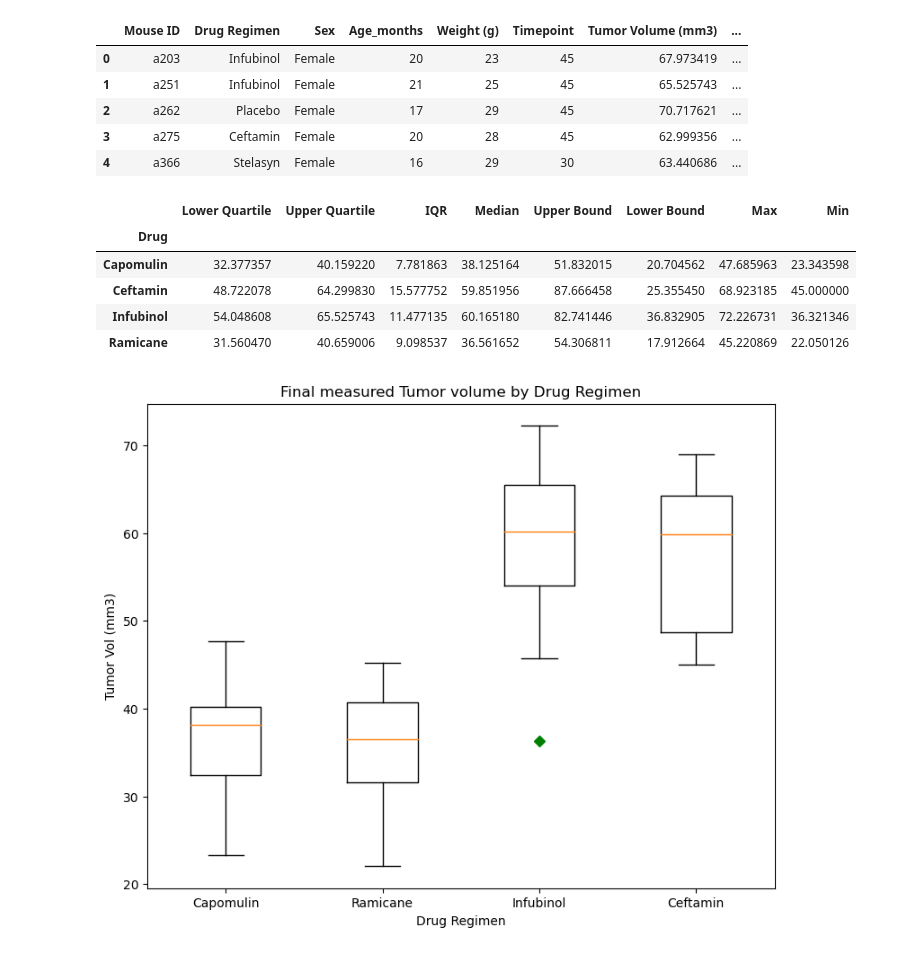
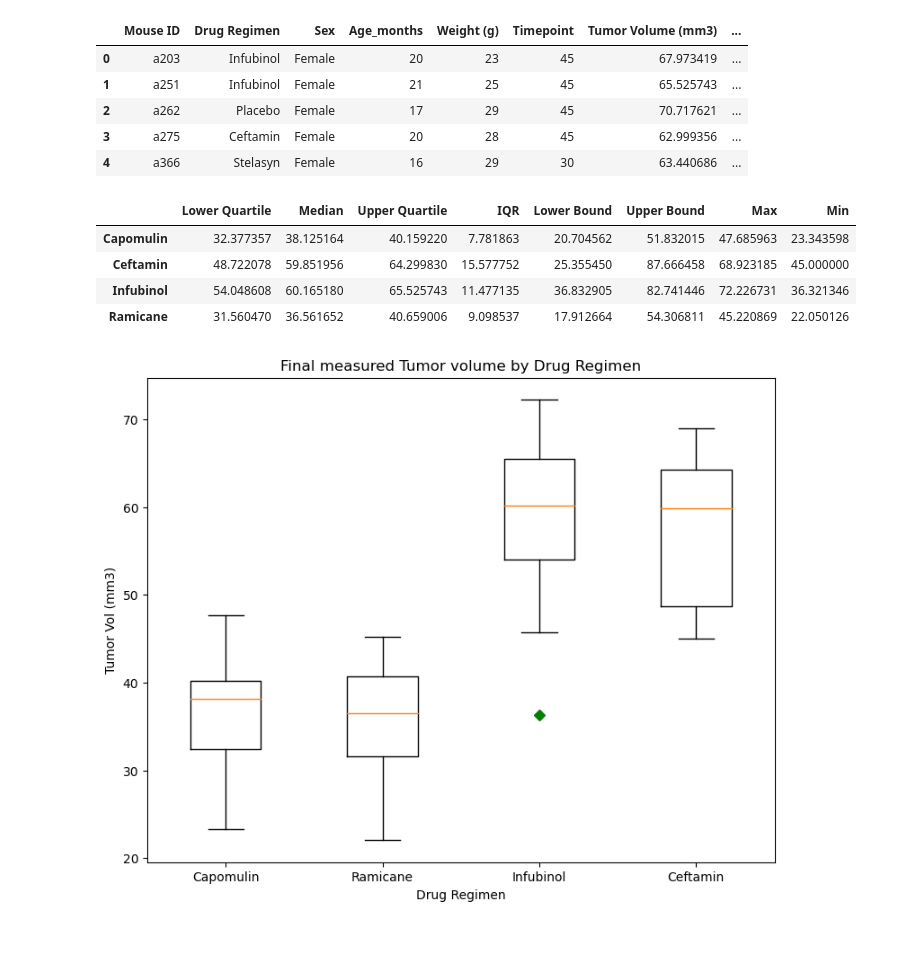
Before and after one commit to zwblank/mod5-challenge, a Jupyter notebook: Pymaceuticals/pymaceuticals_starter.ipynb, the cells around one changed output. Drawn from its saved outputs; the diff is of its cells as text; code cells hidden in the pictures.

```diff
--- a/Pymaceuticals/pymaceuticals_starter.ipynb
+++ b/Pymaceuticals/pymaceuticals_starter.ipynb
@@ -218,87 +219,72 @@ tumor_inf = []
 tumor_cef = []
 
 # Calculate the IQR and quantitatively determine if there are any potential outliers.
 
 
 # Locate the rows which contain mice on each drug and get the tumor volumes
 for index, row in last_tp_tumor.iterrows():
     if row["Drug Regimen"] == drug_list[0]:
         tumor_cap.append(row['Tumor Volume (mm3)'])
     if row["Drug Regimen"] == drug_list[1]:
         tumor_ram.append(row['Tumor Volume (mm3)'])
     if row["Drug Regimen"] == drug_list[2]:
         tumor_inf.append(row['Tumor Volume (mm3)'])
     if row["Drug Regimen"] == drug_list[3]:
         tumor_cef.append(row['Tumor Volume (mm3)'])
 
 
 # add subset
 drug_df = pd.DataFrame({drug_list[0]: tumor_cap,
                         drug_list[1]: tumor_ram,
                         drug_list[2]: tumor_inf,
                         drug_list[3]: tumor_cef})
 
 # Determine outliers using upper and lower bounds
-quart_cap = drug_df[drug_list[0]].quantile([.25, .5, .75])
-low_cap = quart_cap[.25]
-med_cap = quart_cap[.5]
-up_cap = quart_cap[.75]
-iqr_cap = up_cap - low_cap
-lowb_cap = low_cap - (1.5*iqr_cap)
-upb_cap = up_cap + (1.5*iqr_cap)
-max_cap = drug_df[drug_list[0]].max()
-min_cap = drug_df[drug_list[0]].min()
 
-quart_ram = drug_df[drug_list[1]].quantile([.25, .5, .75])
-low_ram = quart_ram[.25]
-med_ram = quart_ram[.5]
-up_ram = quart_ram[.75]
-iqr_ram = up_ram - low_ram
-lowb_ram = low_ram - (1.5*iqr_ram)
-upb_ram = up_ram + (1.5*iqr_ram)
-max_ram = drug_df[drug_list[1]].max()
-min_ram = drug_df[drug_list[1]].min()
+# Created a dictionary to store all drug values
+outlier_data = {
+    'Lower Quartile': [],
+    'Median': [],
+    'Upper Quartile': [],
+    'IQR': [],
+    'Lower Bound': [],
+    'Upper Bound': [],
+    'Max': [],
+    'Min': []
+}
 
-quart_inf = drug_df[drug_list[2]].quantile([.25, .5, .75])
-low_inf = quart_inf[.25]
-med_inf = quart_inf[.5]
-up_inf = quart_inf[.75]
-iqr_inf = up_inf - low_inf
-lowb_inf = low_inf - (1.5*iqr_inf)
-upb_inf = up_inf + (1.5*iqr_inf)
-max_inf = drug_df[drug_list[2]].max()
-min_inf = drug_df[drug_list[2]].min()
+# Ran all drugs from drug list through for loop so I wouldn't have to repeat the same code for each drug
+for drug in drug_list:
+    quartiles = drug_df[drug].quantile([.25, .5, .75])
+    low, med, up = quartiles[.25], quartiles[.5], quartiles[.75]
+    iqr = up - low
+    lowb = low - (1.5 * iqr)
+    upb = up + (1.5 * iqr)
+    max_val = drug_df[drug].max()
+    min_val = drug_df[drug].min()
 
-quart_cef = drug_df[drug_list[3]].quantile([.25, .5, .75])
-low_cef = quart_cef[.25]
-med_cef = quart_cef[.5]
-up_cef = quart_cef[.75]
-iqr_cef = up_cef - low_cef
-lowb_cef = low_cef - (1.5*iqr_cef)
-upb_cef = up_cef + (1.5*iqr_cef)
-max_cef = drug_df[drug_list[3]].max()
-min_cef = drug_df[drug_list[3]].min()
+# Added the calculated values to each corresponding list in the dictionary
+    outlier_data['Lower Quartile'].append(low)
+    outlier_data['Median'].append(med)
+    outlier_data['Upper Quartile'].append(up)
+    outlier_data['IQR'].append(iqr)
+    outlier_data['Lower Bound'].append(lowb)
+    outlier_data['Upper Bound'].append(upb)
+    outlier_data['Max'].append(max_val)
+    outlier_data['Min'].append(min_val)
 
-outliers = pd.DataFrame({'Drug': drug_list,
-                         'Lower Quartile': [low_cap, low_ram, low_inf, low_cef],
-                         'Upper Quartile': [up_cap, up_ram, up_inf, up_cef],
-                         'IQR': [iqr_cap, iqr_ram, iqr_inf, iqr_cef],
-                         'Median': [med_cap, med_ram, med_inf, med_cef],
-                         'Upper Bound': [upb_cap, upb_ram, upb_inf, upb_cef],
-                         'Lower Bound': [lowb_cap, lowb_ram, lowb_inf, lowb_cef],
-                         'Max': [max_cap, max_ram, max_inf, max_cef],
-                         'Min': [min_cap, min_ram, min_inf, min_cef]
-                         })
+# Created a dataframe from the dictionary data
+outliers = pd.DataFrame(outlier_data, index=drug_list)
 
-outliers_group = outliers.groupby('Drug')
-outliers_group.sum()
+# Grouping the datagrame by the drugs listed in drug_list and summarizing
+outliers_group = outliers.groupby(level=0).sum()
+outliers_group
 # %% [output]
-|  | Lower Quartile | Upper Quartile | IQR | Median | Upper Bound | Lower Bound | Max | Min |
-| Drug |  |  |  |  |  |  |  |  |
-| Capomulin | 32.377357 | 40.159220 | 7.781863 | 38.125164 | 51.832015 | 20.704562 | 47.685963 | 23.343598 |
-| Ceftamin | 48.722078 | 64.299830 | 15.577752 | 59.851956 | 87.666458 | 25.355450 | 68.923185 | 45.000000 |
-| Infubinol | 54.048608 | 65.525743 | 11.477135 | 60.165180 | 82.741446 | 36.832905 | 72.226731 | 36.321346 |
-| Ramicane | 31.560470 | 40.659006 | 9.098537 | 36.561652 | 54.306811 | 17.912664 | 45.220869 | 22.050126 |
+|  | Lower Quartile | Median | Upper Quartile | IQR | Lower Bound | Upper Bound | Max | Min |
+| Capomulin | 32.377357 | 38.125164 | 40.159220 | 7.781863 | 20.704562 | 51.832015 | 47.685963 | 23.343598 |
+| Ceftamin | 48.722078 | 59.851956 | 64.299830 | 15.577752 | 25.355450 | 87.666458 | 68.923185 | 45.000000 |
+| Infubinol | 54.048608 | 60.165180 | 65.525743 | 11.477135 | 36.832905 | 82.741446 | 72.226731 | 36.321346 |
+| Ramicane | 31.560470 | 36.561652 | 40.659006 | 9.098537 | 17.912664 | 54.306811 | 45.220869 | 22.050126 |
 # %%
 # Generate a box plot that shows the distrubution of the tumor volume for each treatment group.
 boxplot_list = [drug_df[drug_list[0]],
```
Also changed, not shown: parts of 6 cells of this notebook, 5 other files.
